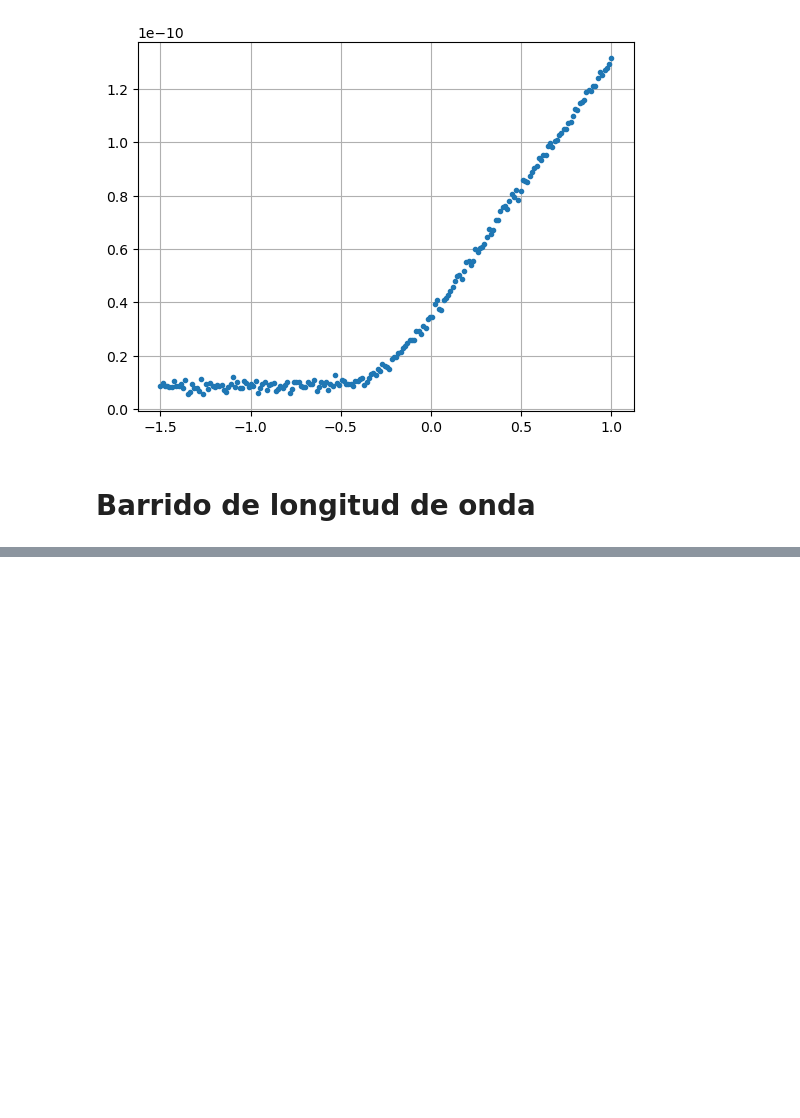
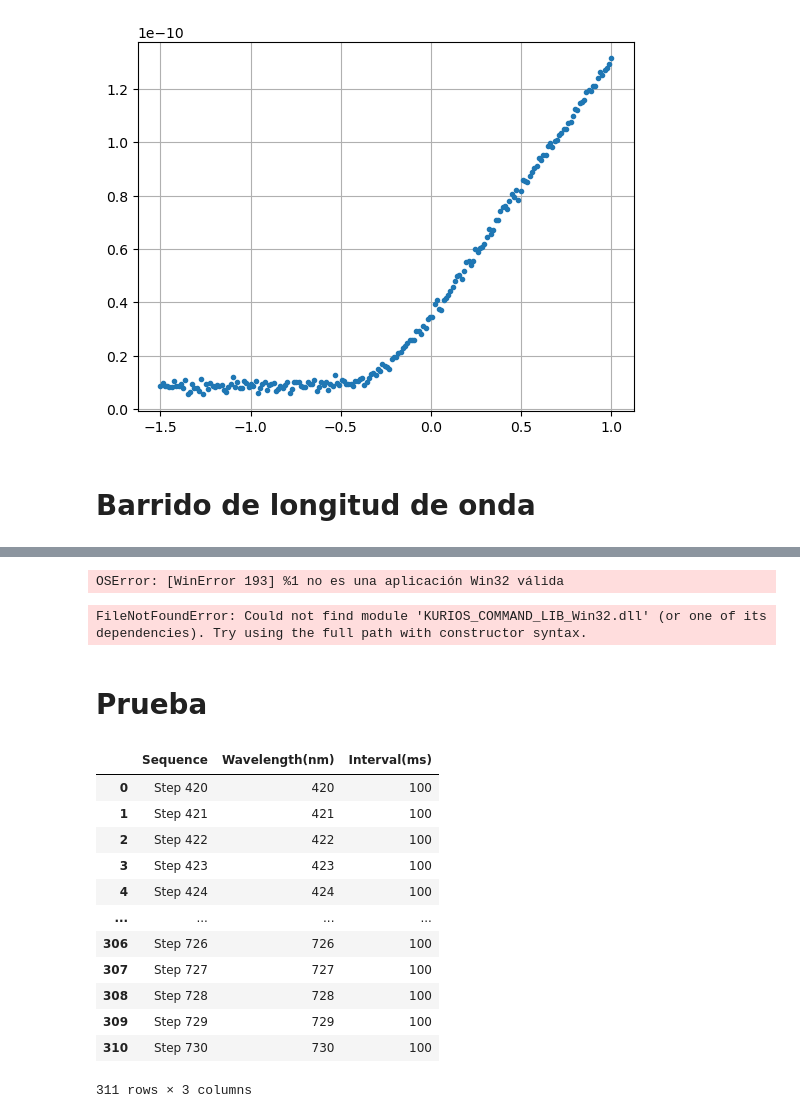
Before and after one commit to BernardoPironio/Efecto-fotoelectrico, a Jupyter notebook: codigo_mediciones.ipynb, the cells around one changed output, grey strips where cells are left out. Saved outputs shown, nothing was run; the diff lists cells and outputs as text; code cells hidden in the pictures; blank space fills up the shorter version.

```diff
--- a/codigo_mediciones.ipynb
+++ b/codigo_mediciones.ipynb
@@ -176,0 +204,6 @@ data.to_csv('Mediciones/barrido_longitud_.csv', index=False)
+# %%
+wl = np.linspace(420,730,311).astype('int')
+sequence = []
+for i in wl:
+    sequence.append(f'Step {i}')
+sequence
@@ -176,0 +228,34 @@ data.to_csv('Mediciones/barrido_longitud_.csv', index=False)
+# %%
+from ctypes import *
+import clr
+path = 'C:\Program Files (x86)\Thorlabs\Kurios\Sample\Thorlabs_Kurios_PythonSDK'
+cdll.LoadLibrary(path + '\KURIOS_COMMAND_LIB_Win32.dll')
+# %% [output]
+OSError: [WinError 193] %1 no es una aplicación Win32 válida
+# %%
+import os
+os.chdir('C:\Program Files (x86)\Thorlabs\Kurios\Sample\Thorlabs_Kurios_PythonSDK')
+from KURIOS_COMMAND_LIB.py import *
+KuriosListDevices()
+# %% [output]
+FileNotFoundError: Could not find module 'KURIOS_COMMAND_LIB_Win32.dll' (or one of its dependencies). Try using the full path with constructor syntax.
+# %% [markdown]
+# Prueba
+# %%
+pasos = pd.DataFrame({'Sequence': sequence,'Wavelength(nm)':wl,'Interval(ms)':100})
+display(pasos)
+pasos.to_csv('pasos',index = False)
+# %% [output]
+|  | Sequence | Wavelength(nm) | Interval(ms) |
+| 0 | Step 420 | 420 | 100 |
+| 1 | Step 421 | 421 | 100 |
+| 2 | Step 422 | 422 | 100 |
+| 3 | Step 423 | 423 | 100 |
+| 4 | Step 424 | 424 | 100 |
+| ... | ... | ... | ... |
+| 306 | Step 726 | 726 | 100 |
+| 307 | Step 727 | 727 | 100 |
+| 308 | Step 728 | 728 | 100 |
+| 309 | Step 729 | 729 | 100 |
+| 310 | Step 730 | 730 | 100 |
+311 rows × 3 columns
```
Also changed, not shown: parts of 9 cells of this notebook, 52 other files.
